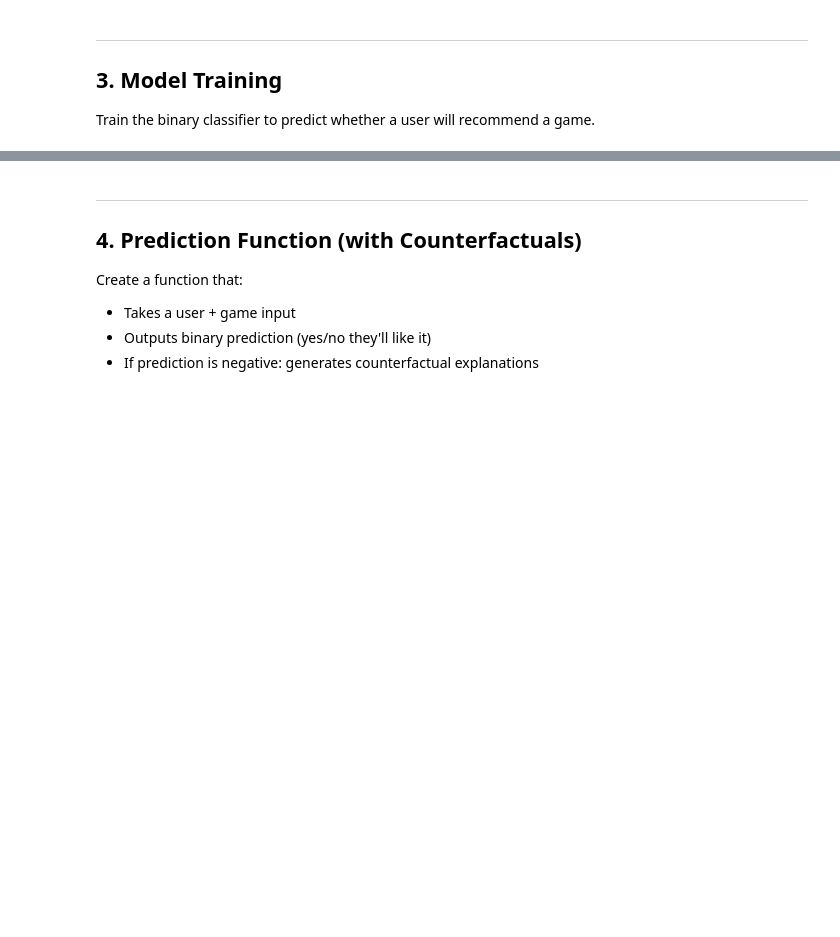
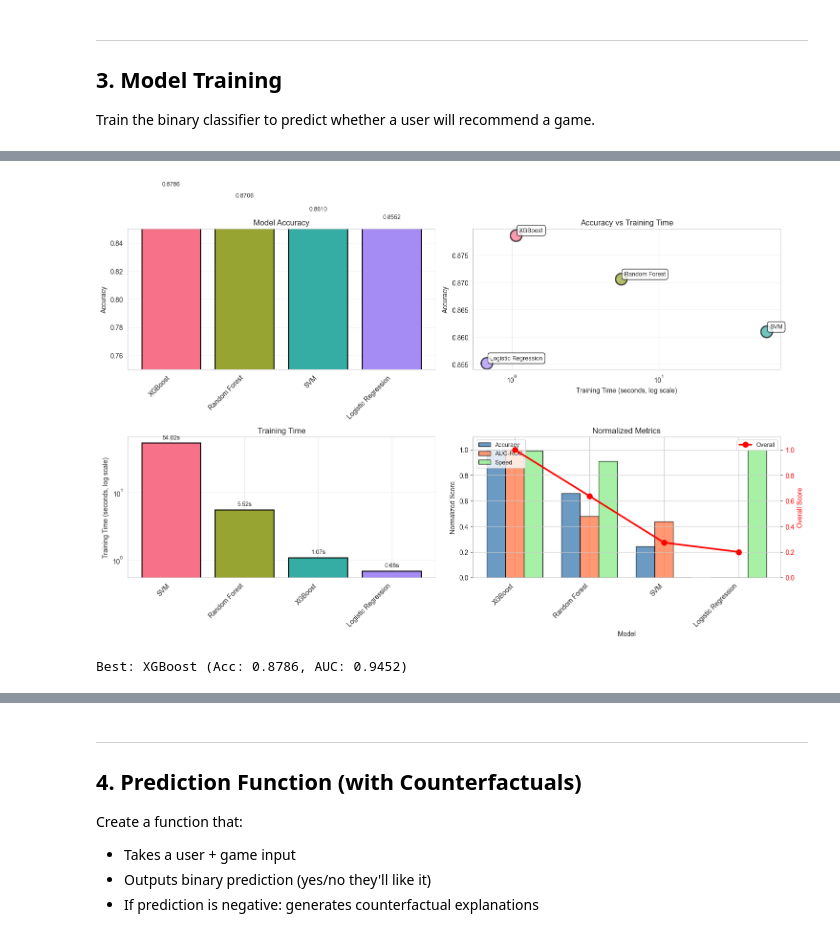
Before and after one commit to miketheofan/msc-in-data-science, a Jupyter notebook: interpretable-predictions/interpretable_predictions.ipynb, the cells around one changed output, grey strips where cells are left out. Drawn from its saved outputs; the diff is of its cells as text; code cells hidden in the pictures; blank space fills up the shorter version.

```diff
--- a/interpretable-predictions/interpretable_predictions.ipynb
+++ b/interpretable-predictions/interpretable_predictions.ipynb
@@ -405,79 +452,76 @@ results_df
 # %%
 # Model comparison dashboard
 fig, axes = plt.subplots(2, 2, figsize=(15, 10))
-fig.suptitle('Model Comparison Dashboard', fontsize=16, fontweight='bold')
 colors = sns.color_palette("husl", len(results_df))
 
 # Accuracy comparison
 ax1 = axes[0, 0]
 bars = ax1.bar(range(len(results_df)), results_df['Accuracy'], color=colors, edgecolor='black', linewidth=1.5)
-ax1.set_ylabel('Accuracy', fontsize=11, fontweight='bold')
-ax1.set_title('Model Accuracy Comparison', fontsize=12, fontweight='bold')
+ax1.set_ylabel('Accuracy')
+ax1.set_title('Model Accuracy')
 ax1.set_xticks(range(len(results_df)))
-ax1.set_xticklabels(results_df['Model'], rotation=45, ha='right', fontsize=9)
+ax1.set_xticklabels(results_df['Model'], rotation=45, ha='right')
 ax1.set_ylim([0.75, 0.85])
 ax1.grid(axis='y', alpha=0.3)
 for bar, val in zip(bars, results_df['Accuracy']):
-    ax1.text(bar.get_x() + bar.get_width()/2, val + 0.002, f'{val:.4f}', ha='center', fontsize=9, fontweight='bold')
+    ax1.text(bar.get_x() + bar.get_width()/2, val + 0.002, f'{val:.4f}', ha='center', fontsize=9)
 
-# Accuracy vs Training Time trade-off
+# Accuracy vs Training Time
 ax2 = axes[0, 1]
 for i, (_, row) in enumerate(results_df.iterrows()):
     ax2.scatter(row['Training Time (s)'], row['Accuracy'], s=300, c=[colors[i]], alpha=0.7, edgecolors='black', linewidth=2)
     ax2.annotate(row['Model'], (row['Training Time (s)'], row['Accuracy']), xytext=(5, 5), textcoords='offset points',
-                fontsize=9, fontweight='bold', bbox=dict(boxstyle='round,pad=0.4', facecolor='white', alpha=0.8, edgecolor='black'))
-ax2.set_xlabel('Training Time (seconds, log scale)', fontsize=11, fontweight='bold')
-ax2.set_ylabel('Accuracy', fontsize=11, fontweight='bold')
-ax2.set_title('Accuracy vs Training Time Trade-off', fontsize=12, fontweight='bold')
+                fontsize=9, bbox=dict(boxstyle='round,pad=0.4', facecolor='white', alpha=0.8, edgecolor='black'))
+ax2.set_xlabel('Training Time (seconds, log scale)')
+ax2.set_ylabel('Accuracy')
+ax2.set_title('Accuracy vs Training Time')
 ax2.set_xscale('log')
 ax2.grid(True, alpha=0.3)
-median_time, median_acc = results_df['Training Time (s)'].median(), results_df['Accuracy'].median()
-ax2.axvline(median_time, color='gray', linestyle='--', alpha=0.5, linewidth=1)
-ax2.axhline(median_acc, color='gray', linestyle='--', alpha=0.5, linewidth=1)
 
 # Training time comparison
 ax3 = axes[1, 0]
 results_time_sorted = results_df.sort_values('Training Time (s)', ascending=False)
 bars = ax3.bar(range(len(results_time_sorted)), results_time_sorted['Training Time (s)'], color=colors, edgecolor='black', linewidth=1.5)
-ax3.set_ylabel('Training Time (seconds, log scale)', fontsize=11, fontweight='bold')
-ax3.set_title('Training Time Comparison', fontsize=12, fontweight='bold')
+ax3.set_ylabel('Training Time (seconds, log scale)')
+ax3.set_title('Training Time')
 ax3.set_yscale('log')
 ax3.set_xticks(range(len(results_time_sorted)))
-ax3.set_xticklabels(results_time_sorted['Model'], rotation=45, ha='right', fontsize=9)
+ax3.set_xticklabels(results_time_sorted['Model'], rotation=45, ha='right')
 ax3.grid(axis='y', alpha=0.3)
 for bar, val in zip(bars, results_time_sorted['Training Time (s)']):
-    ax3.text(bar.get_x() + bar.get_width()/2, val * 1.15, f'{val:.2f}s', ha='center', fontsize=9, fontweight='bold')
+    ax3.text(bar.get_x() + bar.get_width()/2, val * 1.15, f'{val:.2f}s', ha='center', fontsize=9)
 
 # Normalized performance metrics
 ax4 = axes[1, 1]
 x = np.arange(len(results_df))
 width = 0.25
-ax4.bar(x - width, norm_accuracy, width, label='Accuracy (norm)', color='steelblue', alpha=0.8, edgecolor='black')
-ax4.bar(x, norm_auc, width, label='AUC-ROC (norm)', color='coral', alpha=0.8, edgecolor='black')
-ax4.bar(x + width, norm_speed, width, label='Speed (norm)', color='lightgreen', alpha=0.8, edgecolor='black')
-ax4.set_xlabel('Model', fontsize=11, fontweight='bold')
-ax4.set_ylabel('Normalized Score (0-1)', fontsize=11, fontweight='bold')
-ax4.set_title('Normalized Performance Metrics', fontsize=12, fontweight='bold')
+ax4.bar(x - width, norm_accuracy, width, label='Accuracy', color='steelblue', alpha=0.8, edgecolor='black')
+ax4.bar(x, norm_auc, width, label='AUC-ROC', color='coral', alpha=0.8, edgecolor='black')
+ax4.bar(x + width, norm_speed, width, label='Speed', color='lightgreen', alpha=0.8, edgecolor='black')
+ax4.set_xlabel('Model')
+ax4.set_ylabel('Normalized Score')
+ax4.set_title('Normalized Metrics')
 ax4.set_xticks(x)
-ax4.set_xticklabels(results_df['Model'], rotation=45, ha='right', fontsize=9)
+ax4.set_xticklabels(results_df['Model'], rotation=45, ha='right')
 ax4.legend(loc='upper left', fontsize=9)
 ax4.set_ylim([0, 1.1])
 ax4.grid(axis='y', alpha=0.3)
 
 # Overall score line
 ax4_twin = ax4.twinx()
-ax4_twin.plot(x, results_df['Overall Score'], 'o-', color='red', linewidth=2.5, markersize=8, label='Overall Score')
-ax4_twin.set_ylabel('Overall Score', fontsize=11, fontweight='bold', color='red')
+ax4_twin.plot(x, results_df['Overall Score'], 'o-', color='red', linewidth=2.5, markersize=8, label='Overall')
+ax4_twin.set_ylabel('Overall Score', color='red')
 ax4_twin.tick_params(axis='y', labelcolor='red')
 ax4_twin.set_ylim([0, 1.1])
 ax4_twin.legend(loc='upper right', fontsize=9)
 
 plt.tight_layout()
 plt.show()
 
-print(f"\nBest Accuracy: {results_df.iloc[0]['Model']} ({results_df.iloc[0]['Accuracy']:.4f})")
-best_overall_idx = results_df['Overall Score'].idxmax()
-print(f"Best Overall Score: {results_df.loc[best_overall_idx, 'Model']} ({results_df.loc[best_overall_idx, 'Overall Score']:.4f})")
+print(f"\nBest: {results_df.iloc[0]['Model']} (Acc: {results_df.iloc[0]['Accuracy']:.4f}, AUC: {results_df.iloc[0]['AUC-ROC']:.4f})")
+# %% [output]
+[figure, added]
+Best: XGBoost (Acc: 0.8786, AUC: 0.9452)
 # %%
 from sklearn.metrics import ConfusionMatrixDisplay, classification_report, RocCurveDisplay, PrecisionRecallDisplay
 
```
Also changed, not shown: parts of 19 cells of this notebook.
